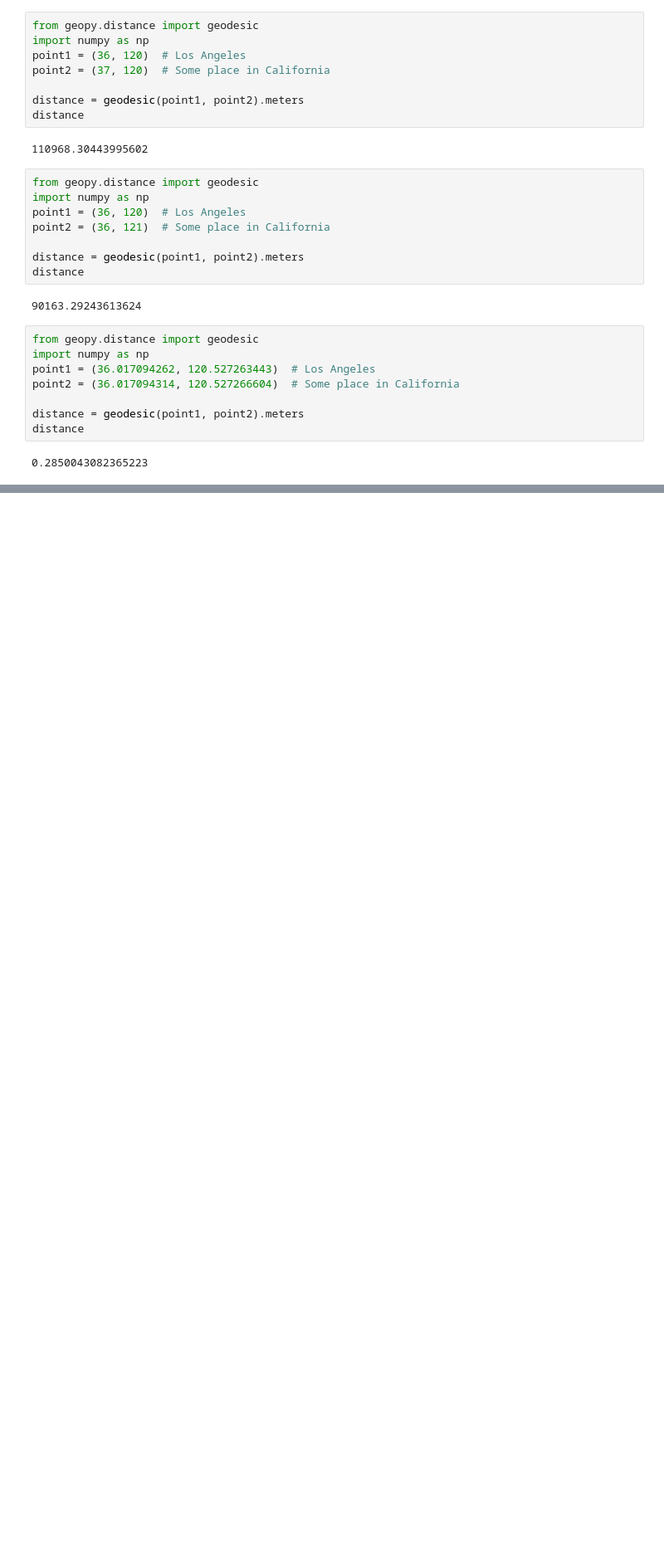
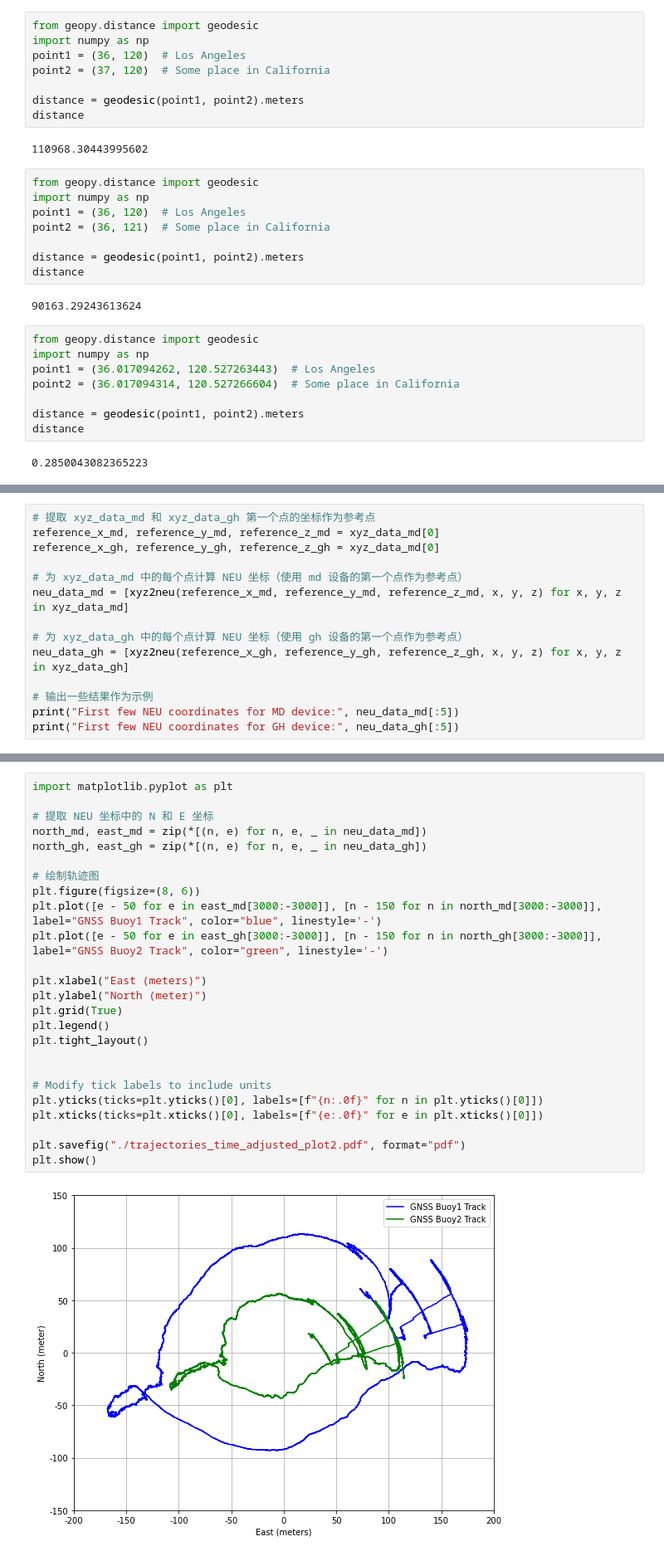
Before and after one commit to yangleir/GNSSwave, a Jupyter notebook: gnssbuoy.ipynb, the cells around one changed output, grey strips where cells are left out. Shown at 83% size. Saved outputs shown, nothing was run; the diff lists cells and outputs as text; blank space fills up the shorter version.

```diff
--- a/gnssbuoy.ipynb
+++ b/gnssbuoy.ipynb
@@ -394,0 +544,14 @@ distance
+# %%
+# 提取 xyz_data_md 和 xyz_data_gh 第一个点的坐标作为参考点
+reference_x_md, reference_y_md, reference_z_md = xyz_data_md[0]
+reference_x_gh, reference_y_gh, reference_z_gh = xyz_data_md[0]
+
+# 为 xyz_data_md 中的每个点计算 NEU 坐标（使用 md 设备的第一个点作为参考点）
+neu_data_md = [xyz2neu(reference_x_md, reference_y_md, reference_z_md, x, y, z) for x, y, z in xyz_data_md]
+
+# 为 xyz_data_gh 中的每个点计算 NEU 坐标（使用 gh 设备的第一个点作为参考点）
+neu_data_gh = [xyz2neu(reference_x_gh, reference_y_gh, reference_z_gh, x, y, z) for x, y, z in xyz_data_gh]
+
+# 输出一些结果作为示例
+print("First few NEU coordinates for MD device:", neu_data_md[:5])
+print("First few NEU coordinates for GH device:", neu_data_gh[:5])
@@ -394,0 +561,27 @@ distance
+# %%
+import matplotlib.pyplot as plt
+
+# 提取 NEU 坐标中的 N 和 E 坐标
+north_md, east_md = zip(*[(n, e) for n, e, _ in neu_data_md])
+north_gh, east_gh = zip(*[(n, e) for n, e, _ in neu_data_gh])
+
+# 绘制轨迹图
+plt.figure(figsize=(8, 6))
+plt.plot([e - 50 for e in east_md[3000:-3000]], [n - 150 for n in north_md[3000:-3000]], label="GNSS Buoy1 Track", color="blue", linestyle='-')
+plt.plot([e - 50 for e in east_gh[3000:-3000]], [n - 150 for n in north_gh[3000:-3000]], label="GNSS Buoy2 Track", color="green", linestyle='-')
+
+plt.xlabel("East (meters)")
+plt.ylabel("North (meter)")
+plt.grid(True)
+plt.legend()
+plt.tight_layout()
+
+
+# Modify tick labels to include units
+plt.yticks(ticks=plt.yticks()[0], labels=[f"{n:.0f}" for n in plt.yticks()[0]])
+plt.xticks(ticks=plt.xticks()[0], labels=[f"{e:.0f}" for e in plt.xticks()[0]])
+
+plt.savefig("./trajectories_time_adjusted_plot2.pdf", format="pdf")
+plt.show()
+# %% [output]
+[figure, added]
```
Also changed, not shown: parts of 5 cells of this notebook, 1 other file.
